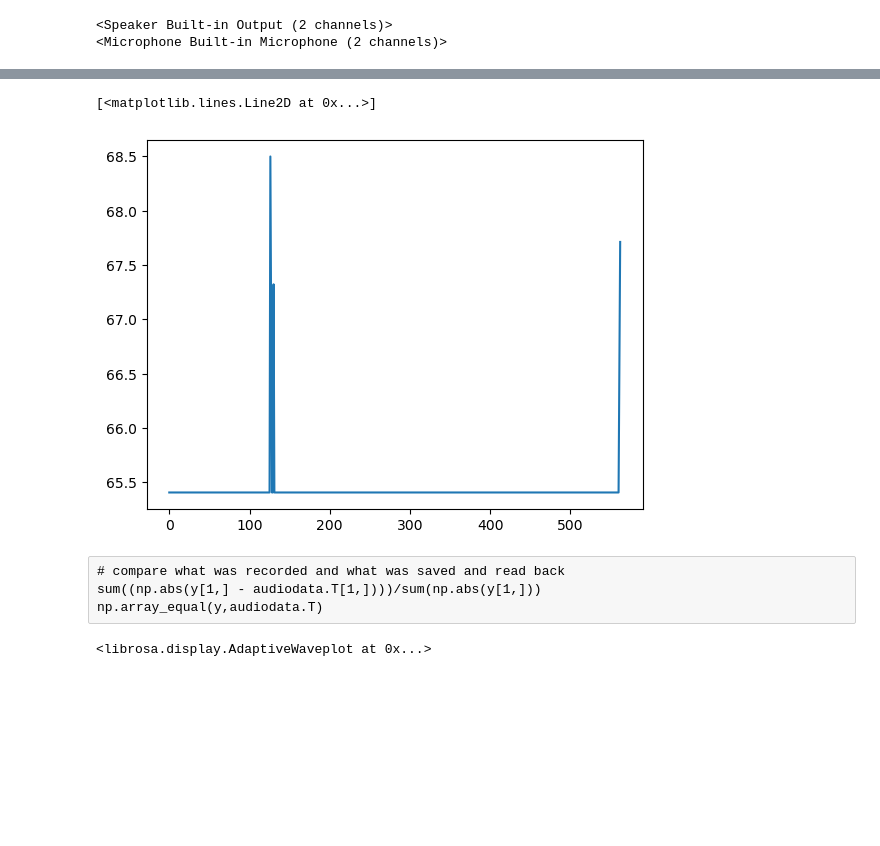
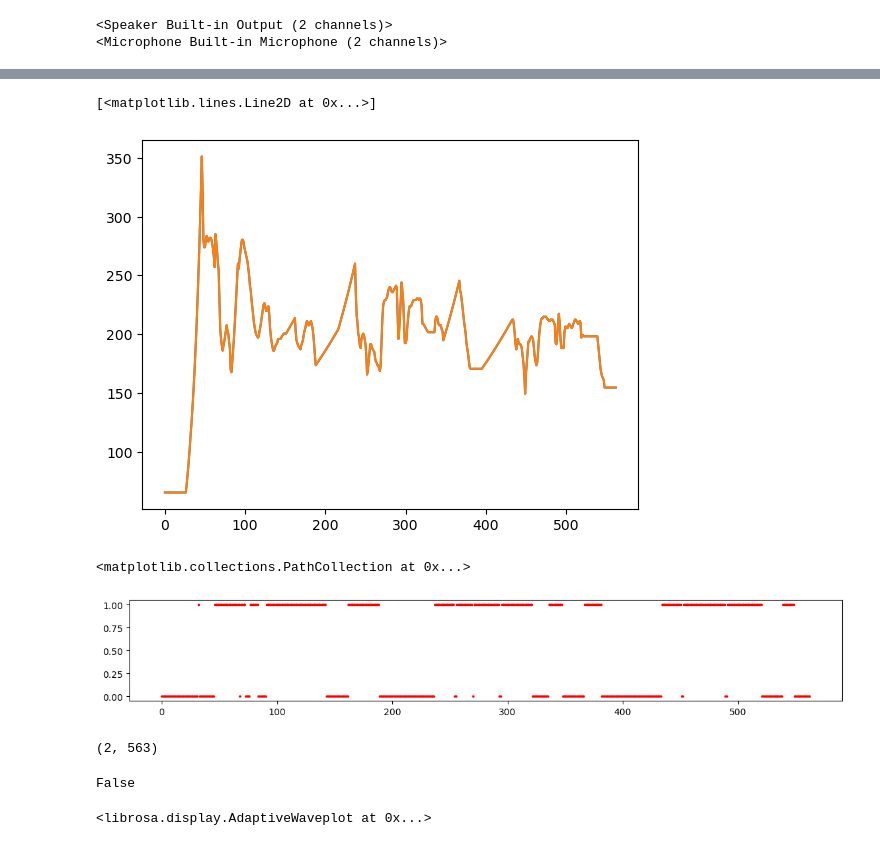
Before and after one commit to yingli/applieddatascience, a Jupyter notebook: sample_code/NB30_voice_processing.ipynb, the cells around one changed output, grey strips where cells are left out. Drawn from its saved outputs; the diff is of its cells as text; code cells hidden in the pictures; blank space fills up the shorter version.

Commit message:
updated notebook for lecture 30, voice processing

```diff
--- a/sample_code/NB30_voice_processing.ipynb
+++ b/sample_code/NB30_voice_processing.ipynb
@@ -185,15 +188,28 @@ librosa.display.waveshow(y, sr=y_sr)
 # %%
-f0, voiced_flag, voiced_probs = librosa.pyin(y[0,], sr=y_sr,
+f0, voiced_flag, voiced_probs = librosa.pyin(y, sr=y_sr,
         fmin=librosa.note_to_hz('C2'),
         fmax=librosa.note_to_hz('C8'), fill_na=None)
-plt.plot(f0)
+plt.plot(f0[0,])
+plt.plot(f0[1,])
 # %% [output]
 [<matplotlib.lines.Line2D at 0x...>]
-[figure, old version]
+[figure, new version]
-# %% [raw]
-# compare what was recorded and what was saved and read back
-sum((np.abs(y[1,] - audiodata.T[1,])))/sum(np.abs(y[1,]))
-np.array_equal(y,audiodata.T)
+# %%
+plt.figure(figsize=(14, 2))
+plt.scatter(range(voiced_flag[0,].shape[0]),voiced_flag[0,]*1, s=3,color = "r")
+# %% [output]
+<matplotlib.collections.PathCollection at 0x...>
+[figure, added]
+# %%
+f0.shape
+# %% [output]
+(2, 563)
+# %%
+# compare what was recorded and what was saved and read back
+sum((np.abs(y[1,] - audiodata.T[1,])))/sum(np.abs(y[1,]))
+np.array_equal(y,audiodata.T)
+# %% [output]
+False
 # %%
 audiofile = "common_voice_en_35117939.mp3" # teen female
 x, sr = librosa.load(data_dir+audiofile)
```
Also changed, not shown: parts of 6 cells of this notebook, 1 other file.
